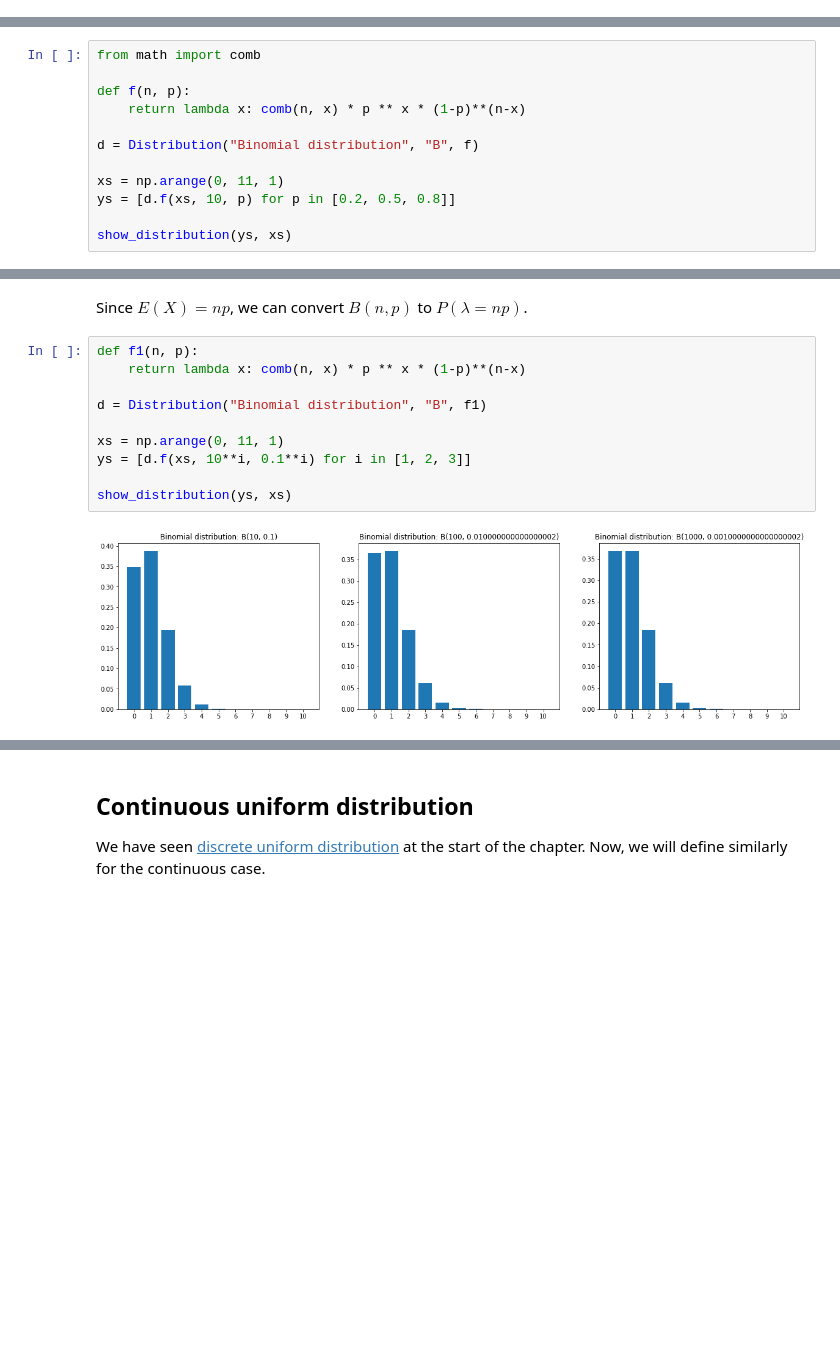
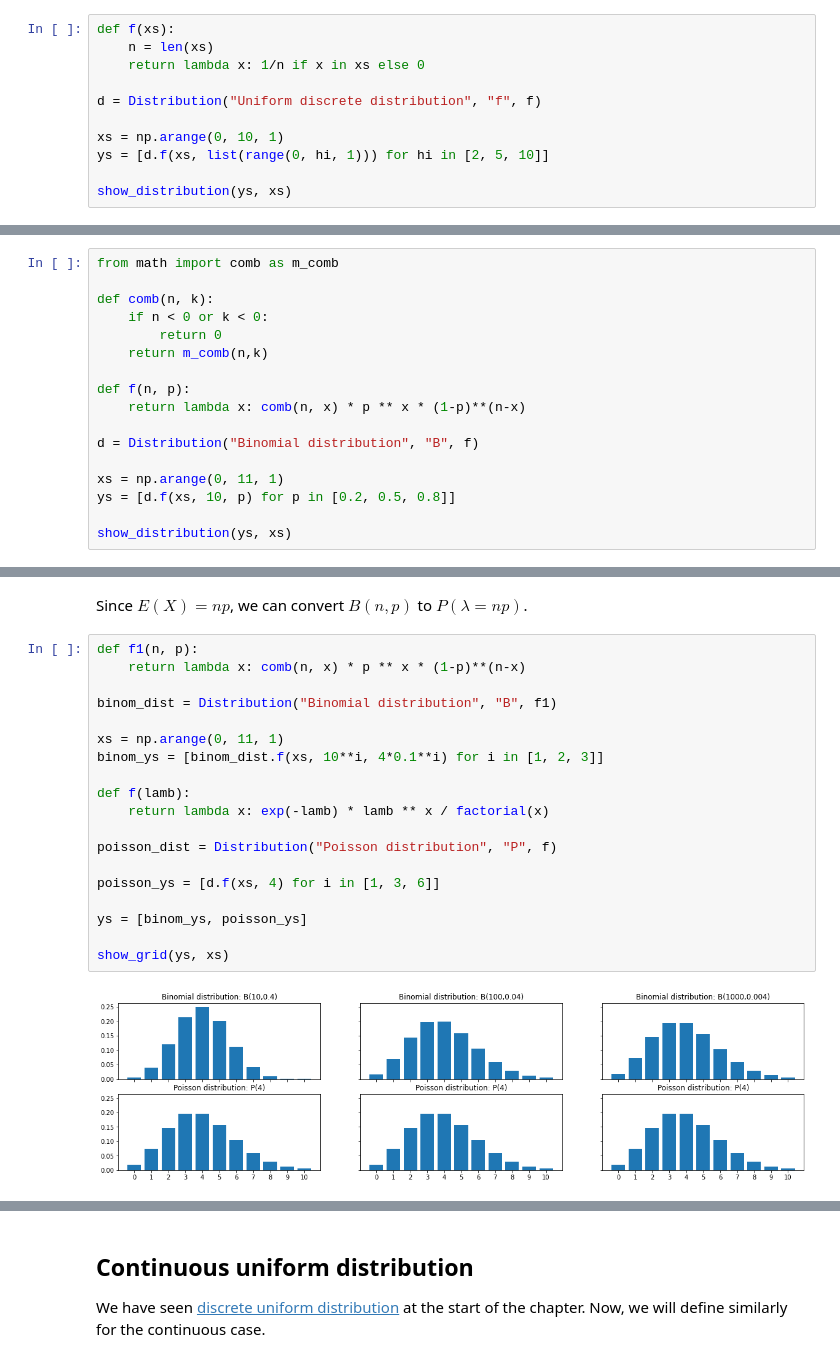
Before and after one commit to 0WN463/wellspring, a Jupyter notebook: statistic/probability_distributions.ipynb, the cells around one changed output, grey strips where cells are left out. Saved outputs shown, nothing was run; the diff lists cells and outputs as text; blank space fills up the shorter version.

Commit message:
Add various proofs and examples to probability_distribution

```diff
--- a/statistic/probability_distributions.ipynb
+++ b/statistic/probability_distributions.ipynb
@@ -33,0 +80,11 @@ $$
+# %%
+def f(xs):
+    n = len(xs)
+    return lambda x: 1/n if x in xs else 0
+
+d = Distribution("Uniform discrete distribution", "f", f)
+
+xs = np.arange(0, 10, 1)
+ys = [d.f(xs, list(range(0, hi, 1))) for hi in [2, 5, 10]]
+
+show_distribution(ys, xs)
@@ -127,7 +178,12 @@ Observe that when $n=1$, it simplifies to the Bernoulli distribution.
 # %% [markdown]
 If a random variable $X$ follows a binomial distribution with parameters $n$ and $p$, we denote it as $X \sim B(n, p)$
 # %%
-from math import comb
+from math import comb as m_comb
+
+def comb(n, k):
+    if n < 0 or k < 0:
+        return 0
+    return m_comb(n,k)
 
 def f(n, p):
     return lambda x: comb(n, x) * p ** x * (1-p)**(n-x)
@@ -311,15 +548,24 @@ Since $E(X) = np$, we can convert $B(n,p)$ to $P(\lambda=np)$.
 # %%
 def f1(n, p):
     return lambda x: comb(n, x) * p ** x * (1-p)**(n-x)
 
-d = Distribution("Binomial distribution", "B", f1)
+binom_dist = Distribution("Binomial distribution", "B", f1)
 
 xs = np.arange(0, 11, 1)
-ys = [d.f(xs, 10**i, 0.1**i) for i in [1, 2, 3]]
+binom_ys = [binom_dist.f(xs, 10**i, 4*0.1**i) for i in [1, 2, 3]]
 
-show_distribution(ys, xs)
+def f(lamb):
+    return lambda x: exp(-lamb) * lamb ** x / factorial(x)
+
+poisson_dist = Distribution("Poisson distribution", "P", f)
+
+poisson_ys = [d.f(xs, 4) for i in [1, 3, 6]]
+
+ys = [binom_ys, poisson_ys]
+
+show_grid(ys, xs)
 # %% [output]
-[figure, old version]
+[figure, new version]
 # %%
 def f(lamb):
     return lambda x: exp(-lamb) * lamb ** x / factorial(x)
```
Also changed, not shown: parts of 59 cells of this notebook, 2 other files.
